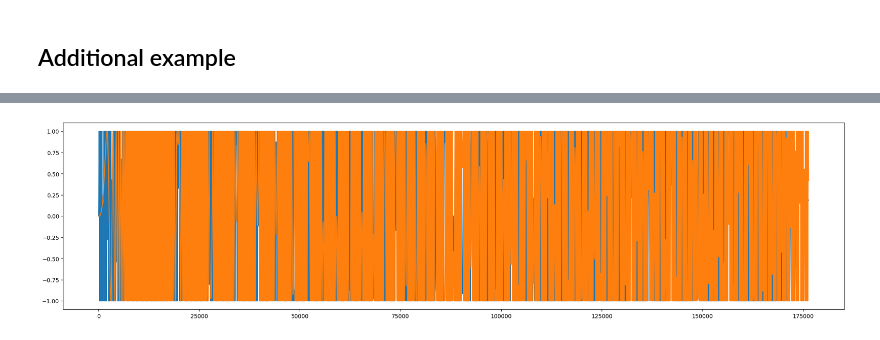
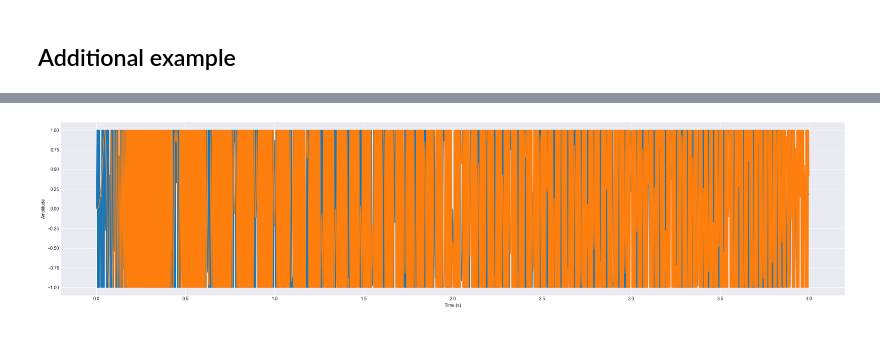
Before and after one commit to rasigle/sonicrack, a Jupyter notebook: examples/oscillators_v6_modulation.ipynb, the cells around one changed output, grey strips where cells are left out. Cells and saved outputs as stored; diff of their text form; code cells hidden in the pictures.

```diff
--- a/examples/oscillators_v6_modulation.ipynb
+++ b/examples/oscillators_v6_modulation.ipynb
@@ -1,3 +3,22 @@
+# %%
+# We start with some imports
+import numpy as np
+import matplotlib.pyplot as plt
+from IPython.display import Audio, display
+
+from constants import DEFAULT_SAMPLE_RATE
+from engine import ModulatedFrequency
+from engine import (
+    TriangleOscillator, ModulatedPanner, Panner, ADSREnvelope, WaveAdder,
+    SawtoothOscillator, ModulatedOscillator,
+    Chain, ModulatedVolume, SineOscillator, SquareOscillator
+)
+from utils.utils import wave_to_file, hz
+
+# Set up plotting style
+plt.style.use('seaborn-v0_8-darkgrid')
+plt.rcParams['figure.figsize'] = (14, 8)
+plt.rcParams['font.size'] = 10
 # %% [markdown]
 ## Volume modulation with a low frequency oscillator
 # %%
@@ -144,47 +200,45 @@ ipd.Audio("prelude.wav")
 # %% [markdown]
 ## Additional example
 # %%
-import IPython.display as ipd
-from engine import (
-    SineOscillator,
-    ADSREnvelope,
-    Panner,
-    ModulatedOscillator,
-    Chain,
-    WaveAdder,
-)
-
 gen = Chain(
     WaveAdder(
         Chain(
             ModulatedOscillator(
                 SineOscillator(hz("A4")),
                 ModulatedOscillator(
                     SineOscillator(20), ADSREnvelope(0, 4, 0), freq_mod=amp_mod
                 ),
                 freq_mod=freq_mod,
             ),
             Panner(0),
         ),
         Chain(
             ModulatedOscillator(
                 SineOscillator(hz("A4")),
                 ModulatedOscillator(
                     SineOscillator(20), ADSREnvelope(4), freq_mod=amp_mod
                 ),
                 freq_mod=freq_mod,
             ),
             Panner(1),
         ),
         stereo=True,
     )
 )
 
-wav = gen.get_samples(int(DEFAULT_SAMPLE_RATE * 4))
-plt.figure(figsize=(25, 6))
-plt.plot(wav)
-wave_to_file(wav, fname="accel_decel")
-ipd.Audio(filename="accel_decel.wav")
+num_samples = DEFAULT_SAMPLE_RATE * 4
+duration = num_samples / DEFAULT_SAMPLE_RATE
+time = np.linspace(0, duration, num_samples)
+amplitude = gen.get_samples(num_samples)
+
+_, ax = plt.subplots(1, 1, figsize=(25, 6))
+ax.plot(time, amplitude)
+ax.set_xlabel("Time (s)")
+ax.set_ylabel("Amplitude")
+plt.tight_layout()
+
+wave_to_file(amplitude, fname="accel_decel")
+display(Audio(filename="accel_decel.wav", rate=DEFAULT_SAMPLE_RATE))
 # %% [output]
 [interactive output not drawn]
-[figure, old version]
+[figure, new version]
```
Also changed, not shown: parts of 8 cells of this notebook, 6 other files.
